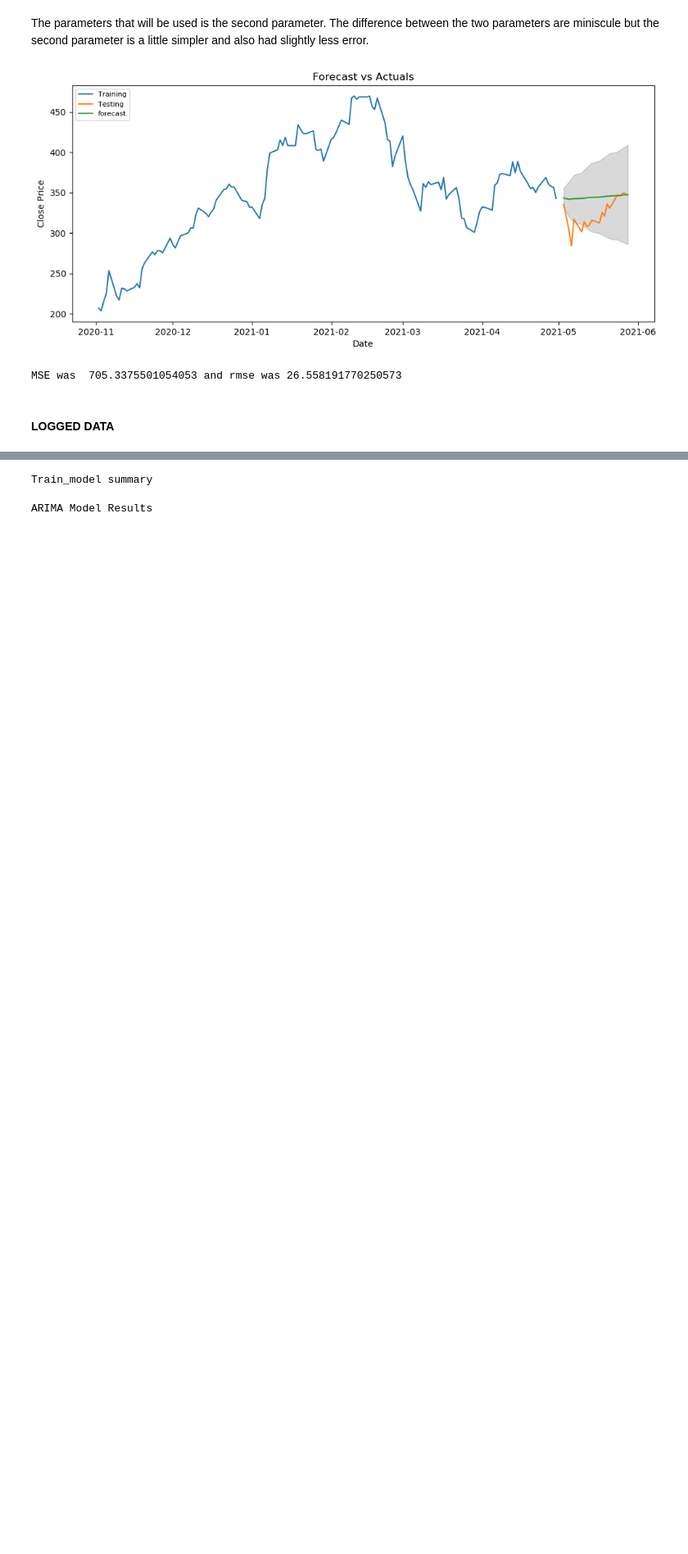
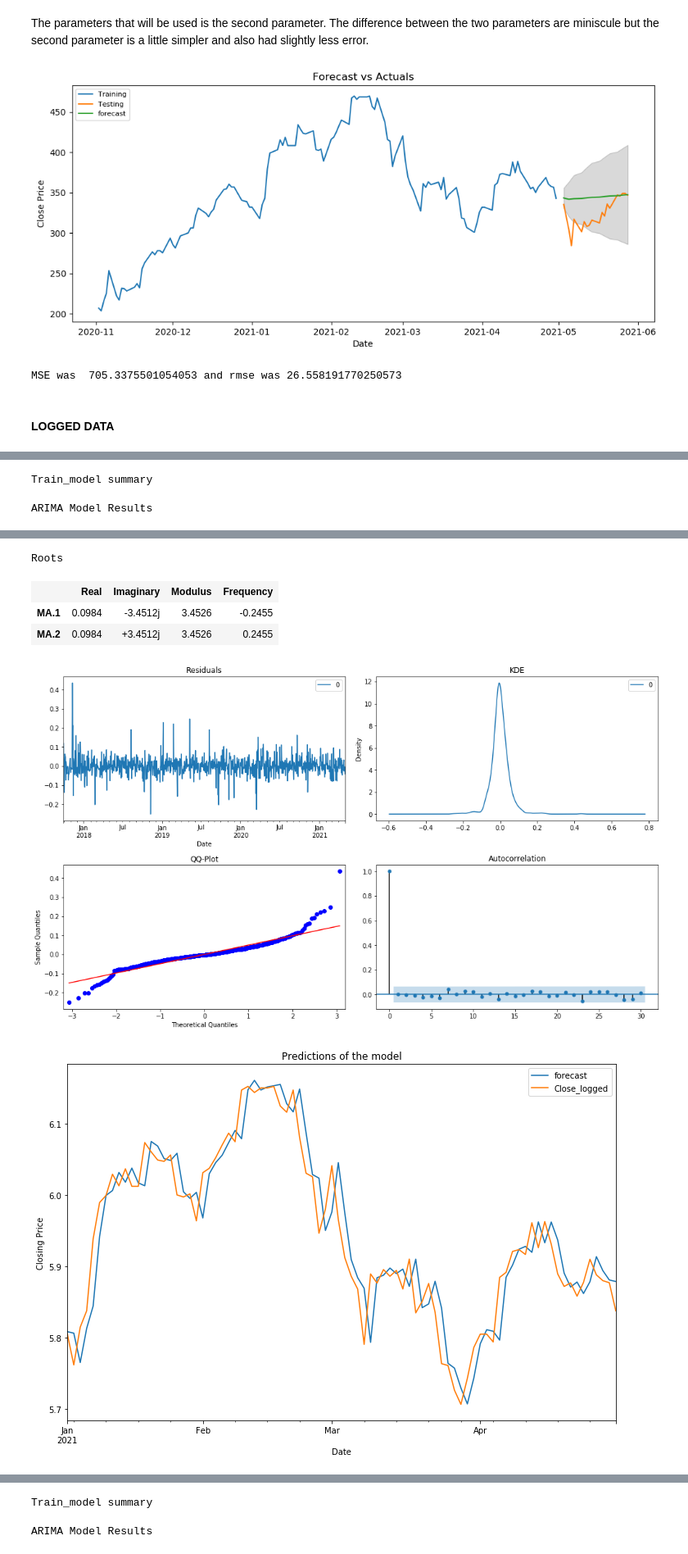
Before and after one commit to stevenkyle2013/Capstone, a Jupyter notebook: Main.ipynb, the cells around one changed output, grey strips where cells are left out. Shown at 82% size. Saved outputs shown, nothing was run; the diff lists cells and outputs as text; code cells hidden in the pictures; blank space fills up the shorter version.

Commit message:
Done with ARIMA Modeling

```diff
--- a/Main.ipynb
+++ b/Main.ipynb
@@ -1182,0 +1185,6 @@ MSE was  705.3375501054053 and rmse was 26.558191770250573
+# %%
+# Testing the First set of parameters
+ArimaModelDiagnostics(Train['Close_logged'], order=logged_order_1, pred_start='2021-01-01')
+# %% [output]
+Train_model summary
+ARIMA Model Results
@@ -1182,0 +1202,6 @@ MSE was  705.3375501054053 and rmse was 26.558191770250573
+Roots
+|  | Real | Imaginary | Modulus | Frequency |
+| MA.1 | 0.0984 | -3.4512j | 3.4526 | -0.2455 |
+| MA.2 | 0.0984 | +3.4512j | 3.4526 | 0.2455 |
+[figure, added]
+[figure, added]
```
Also changed, not shown: parts of 16 cells of this notebook.
